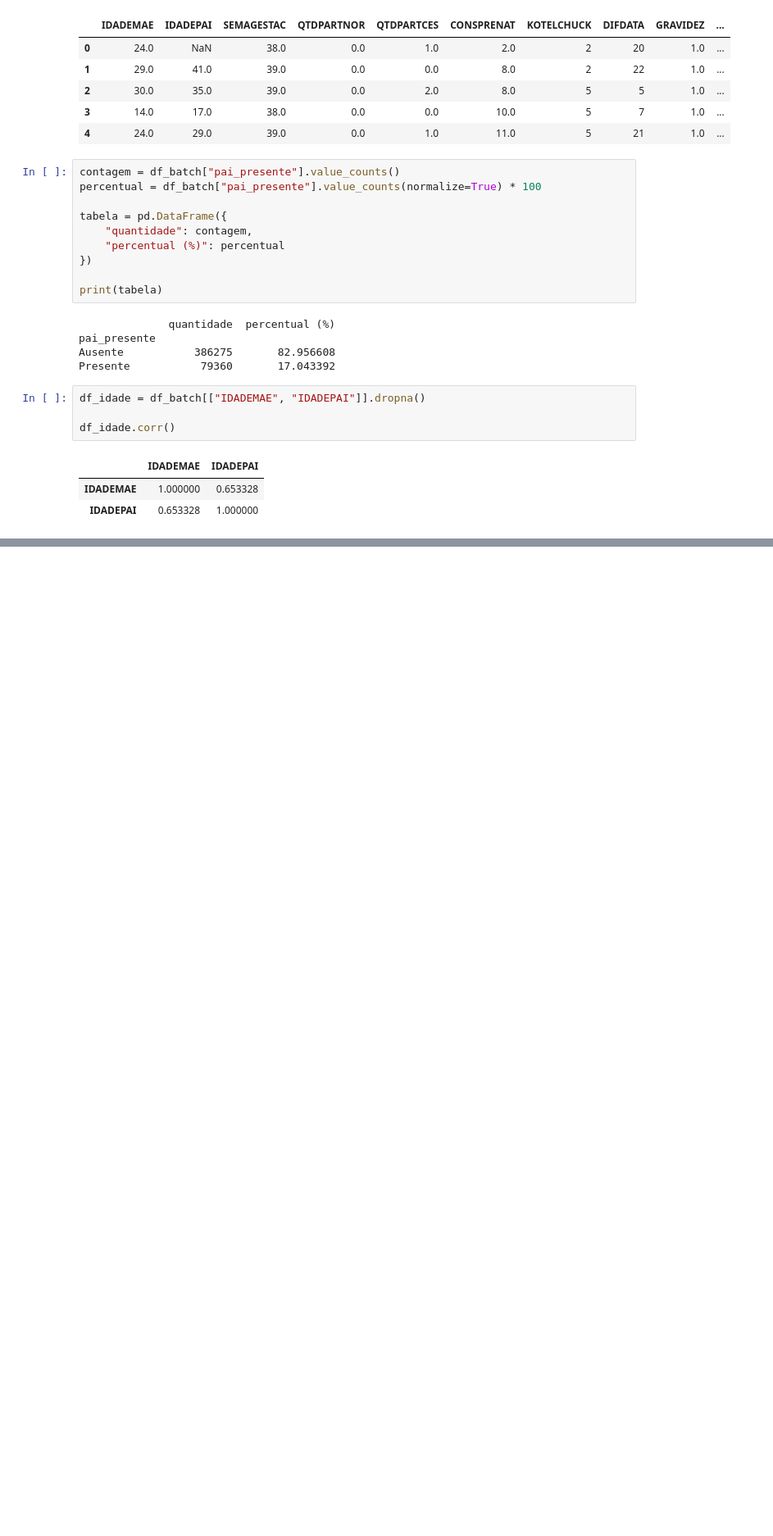
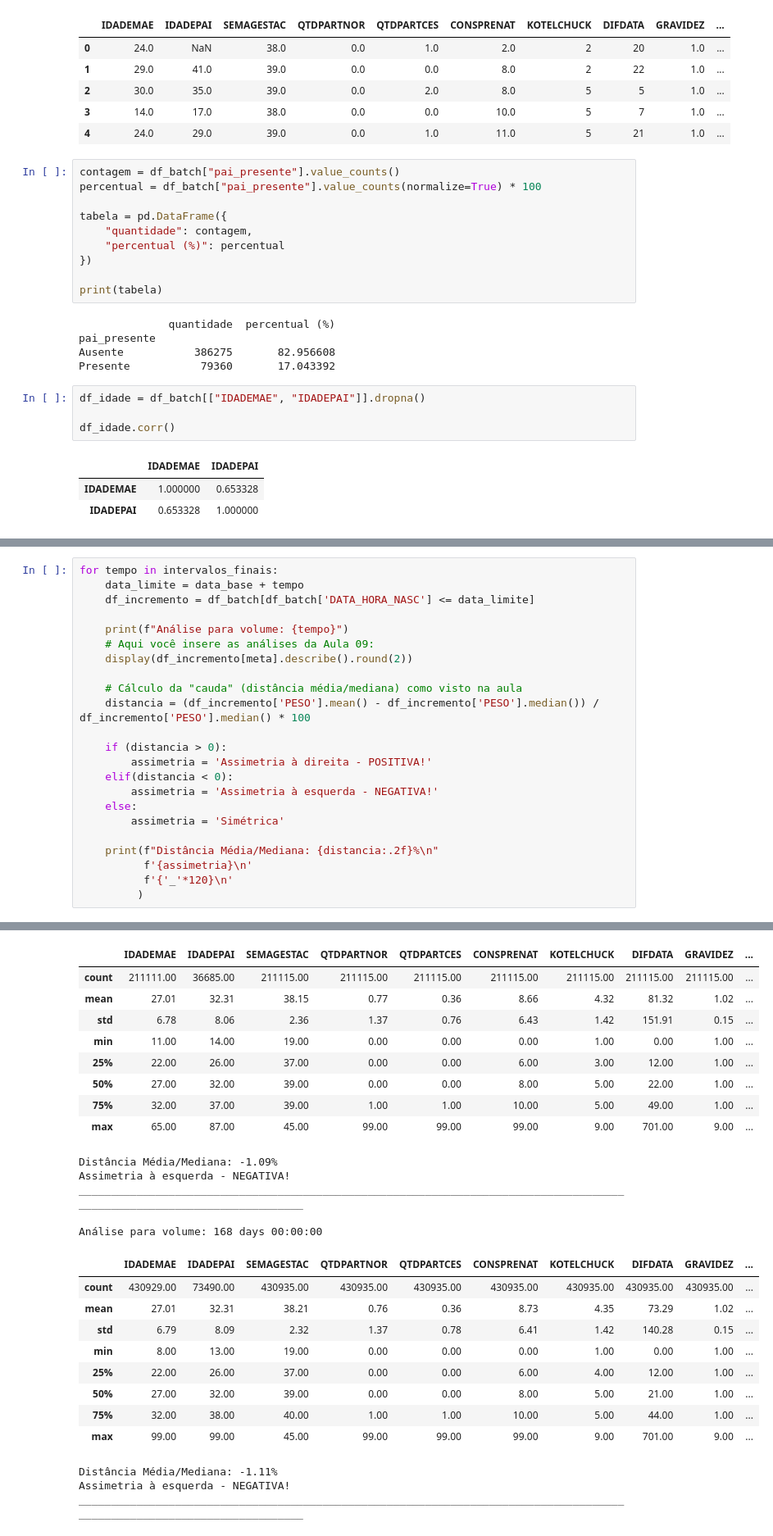
Before and after one commit to ViMirand/Projetos-e-Atividades-da-Faculdade, a Jupyter notebook: Projetos/Atividade - III.ipynb, the cells around one changed output, grey strips where cells are left out. Shown at 82% size. Saved outputs shown, nothing was run; the diff lists cells and outputs as text; blank space fills up the shorter version.

```diff
--- a/Projetos/Atividade - III.ipynb
+++ b/Projetos/Atividade - III.ipynb
@@ -394,0 +624,24 @@ tabela_corr.round(2)
+# %%
+for tempo in intervalos_finais:
+    data_limite = data_base + tempo
+    df_incremento = df_batch[df_batch['DATA_HORA_NASC'] <= data_limite]
+
+    print(f"Análise para volume: {tempo}")
+    # Aqui você insere as análises da Aula 09:
+    display(df_incremento[meta].describe().round(2))
+
+    # Cálculo da "cauda" (distância média/mediana) como visto na aula
+    distancia = (df_incremento['PESO'].mean() - df_incremento['PESO'].median()) / df_incremento['PESO'].median() * 100
+
+    if (distancia > 0):
+        assimetria = 'Assimetria à direita - POSITIVA!'
+    elif(distancia < 0):
+        assimetria = 'Assimetria à esquerda - NEGATIVA!'
+    else:
+        assimetria = 'Simétrica'
+
+    print(f"Distância Média/Mediana: {distancia:.2f}%\n"
+          f'{assimetria}\n'
+          f'{'_'*120}\n'
+         )
+# %% [output]
@@ -394,0 +649,26 @@ tabela_corr.round(2)
+|  | IDADEMAE | IDADEPAI | SEMAGESTAC | QTDPARTNOR | QTDPARTCES | CONSPRENAT | KOTELCHUCK | DIFDATA | GRAVIDEZ | ... |
+| count | 211111.00 | 36685.00 | 211115.00 | 211115.00 | 211115.00 | 211115.00 | 211115.00 | 211115.00 | 211115.00 | ... |
+| mean | 27.01 | 32.31 | 38.15 | 0.77 | 0.36 | 8.66 | 4.32 | 81.32 | 1.02 | ... |
+| std | 6.78 | 8.06 | 2.36 | 1.37 | 0.76 | 6.43 | 1.42 | 151.91 | 0.15 | ... |
+| min | 11.00 | 14.00 | 19.00 | 0.00 | 0.00 | 0.00 | 1.00 | 0.00 | 1.00 | ... |
+| 25% | 22.00 | 26.00 | 37.00 | 0.00 | 0.00 | 6.00 | 3.00 | 12.00 | 1.00 | ... |
+| 50% | 27.00 | 32.00 | 39.00 | 0.00 | 0.00 | 8.00 | 5.00 | 22.00 | 1.00 | ... |
+| 75% | 32.00 | 37.00 | 39.00 | 1.00 | 1.00 | 10.00 | 5.00 | 49.00 | 1.00 | ... |
+| max | 65.00 | 87.00 | 45.00 | 99.00 | 99.00 | 99.00 | 9.00 | 701.00 | 9.00 | ... |
+Distância Média/Mediana: -1.09%
+Assimetria à esquerda - NEGATIVA!
+________________________________________________________________________________________________________________________
+
+Análise para volume: 168 days 00:00:00
+|  | IDADEMAE | IDADEPAI | SEMAGESTAC | QTDPARTNOR | QTDPARTCES | CONSPRENAT | KOTELCHUCK | DIFDATA | GRAVIDEZ | ... |
+| count | 430929.00 | 73490.00 | 430935.00 | 430935.00 | 430935.00 | 430935.00 | 430935.00 | 430935.00 | 430935.00 | ... |
+| mean | 27.01 | 32.31 | 38.21 | 0.76 | 0.36 | 8.73 | 4.35 | 73.29 | 1.02 | ... |
+| std | 6.79 | 8.09 | 2.32 | 1.37 | 0.78 | 6.41 | 1.42 | 140.28 | 0.15 | ... |
+| min | 8.00 | 13.00 | 19.00 | 0.00 | 0.00 | 0.00 | 1.00 | 0.00 | 1.00 | ... |
+| 25% | 22.00 | 26.00 | 37.00 | 0.00 | 0.00 | 6.00 | 4.00 | 12.00 | 1.00 | ... |
+| 50% | 27.00 | 32.00 | 39.00 | 0.00 | 0.00 | 8.00 | 5.00 | 21.00 | 1.00 | ... |
+| 75% | 32.00 | 38.00 | 40.00 | 1.00 | 1.00 | 10.00 | 5.00 | 44.00 | 1.00 | ... |
+| max | 99.00 | 99.00 | 45.00 | 99.00 | 99.00 | 99.00 | 9.00 | 701.00 | 9.00 | ... |
+Distância Média/Mediana: -1.11%
+Assimetria à esquerda - NEGATIVA!
+________________________________________________________________________________________________________________________
```
Also changed, not shown: parts of 14 cells of this notebook.
